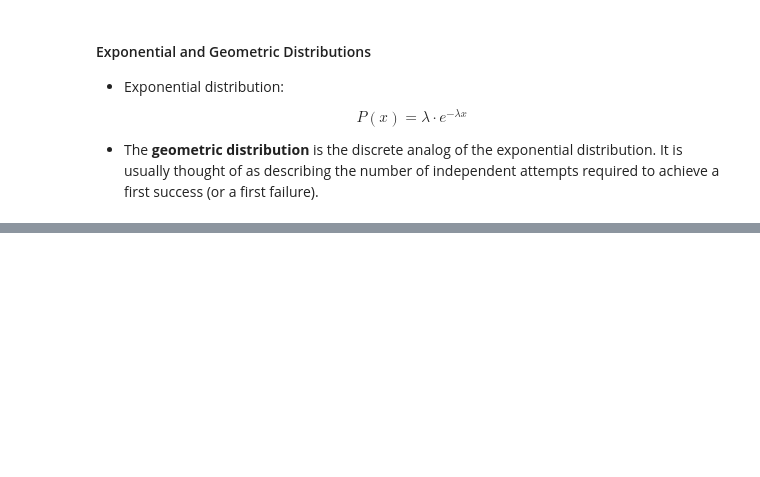
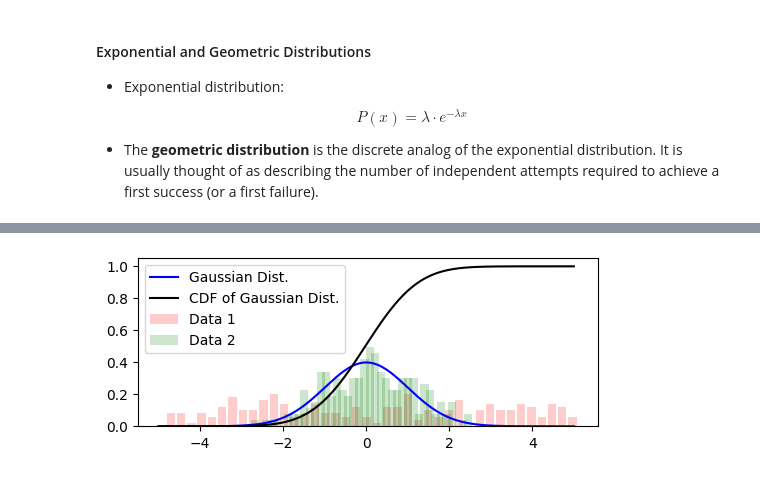
Before and after one commit to bruce88617/nycudopcs_advanced, a Jupyter notebook: Lectures/Lecture07/Lecture07.ipynb, the cells around one changed output, grey strips where cells are left out. Saved outputs shown, nothing was run; the diff lists cells and outputs as text; code cells hidden in the pictures; blank space fills up the shorter version.

```diff
--- a/Lectures/Lecture07/Lecture07.ipynb
+++ b/Lectures/Lecture07/Lecture07.ipynb
@@ -373,0 +345,16 @@ successfulFlirt()
+# %%
+# Method 2
+hist1, bins1 = np.histogram(data1, bins=N//5, density=True)
+hist2, bins2 = np.histogram(data2, bins=N//5, density=True)
+
+fig = plt.figure(figsize=(5,2), dpi=100, layout="constrained")
+ax = fig.add_subplot(111)
+ax.bar(bins1[1:], hist1, width=0.2, color="r", alpha=0.2, label="Data 1")
+ax.bar(bins2[1:], hist2, width=0.2, color="g", alpha=0.2, label="Data 2")
+ax.plot(x, gauss, "b", label="Gaussian Dist.")
+ax.plot(x, np.cumsum(gauss)/np.sum(gauss), "k", label="CDF of Gaussian Dist.")
+ax.legend(loc="best")
+
+plt.show()
+# %% [output]
+[figure, added]
```
Also changed, not shown: parts of 20 cells of this notebook.
